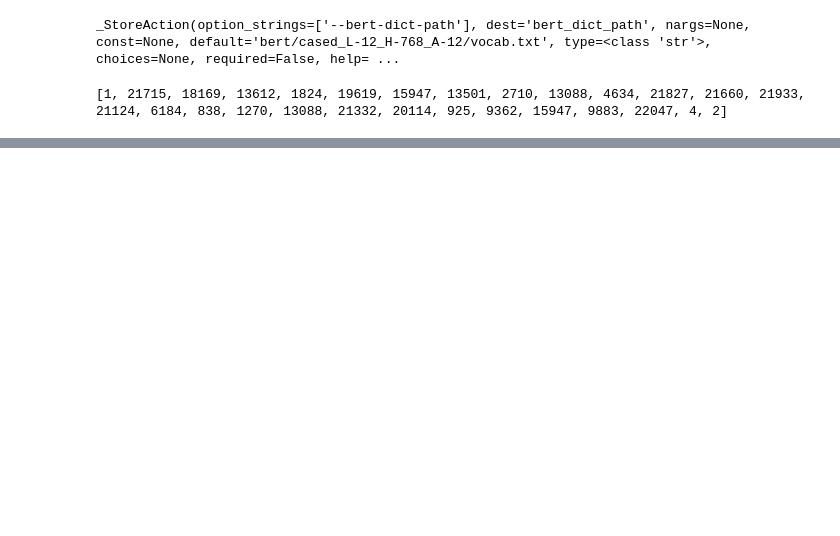
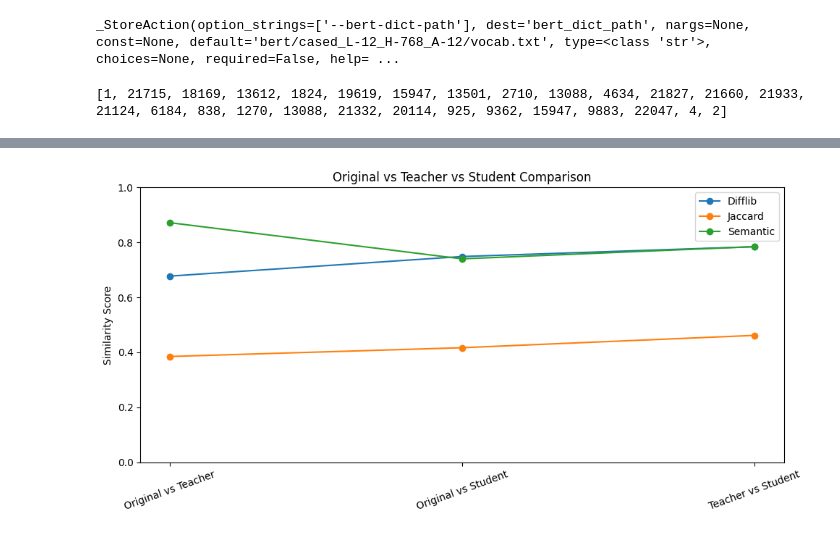
Before and after one commit to pesqSC/DeepSC, a Jupyter notebook: test.ipynb, the cells around one changed output, grey strips where cells are left out. Drawn from its saved outputs; the diff is of its cells as text; code cells hidden in the pictures; blank space fills up the shorter version.

```diff
--- a/test.ipynb
+++ b/test.ipynb
@@ -315,0 +424,84 @@ Student Received : <START> i voted in favour of the european parliament on parli
+# %%
+import numpy as np
+import matplotlib.pyplot as plt
+from difflib import SequenceMatcher
+
+
+def difflib_sim(a, b):
+    return SequenceMatcher(None, a, b).ratio()
+
+def jaccard_sim(a, b):
+    a_set = set(a.split())
+    b_set = set(b.split())
+
+    if len(a_set | b_set) == 0:
+        return 0
+
+    return len(a_set & b_set) / len(a_set | b_set)
+
+def fake_embedding(text, dim=16):
+    """
+    Demo embedding only.
+    Replace this with BERT / SentenceTransformer later.
+    """
+    np.random.seed(abs(hash(text)) % (10**6))
+    return np.random.rand(dim)
+
+def cosine_sim(a, b):
+    return np.dot(a, b) / (np.linalg.norm(a) * np.linalg.norm(b))
+
+# -----------------------------
+# Create embeddings
+# -----------------------------
+orig_emb = fake_embedding(original)
+teacher_emb = fake_embedding(teacher)
+student_emb = fake_embedding(student)
+
+# -----------------------------
+# Compare pairs
+# -----------------------------
+pairs = [
+    ("Original vs Teacher", original, teacher, orig_emb, teacher_emb),
+    ("Original vs Student", original, student, orig_emb, student_emb),
+    ("Teacher vs Student", teacher, student, teacher_emb, student_emb),
+]
+
+labels = []
+difflib_scores = []
+jaccard_scores = []
+semantic_scores = []
+
+for name, text_a, text_b, emb_a, emb_b in pairs:
+    labels.append(name)
+    difflib_scores.append(difflib_sim(text_a, text_b))
+    jaccard_scores.append(jaccard_sim(text_a, text_b))
+    semantic_scores.append(cosine_sim(emb_a, emb_b))
+
+# -----------------------------
+# Print results
+# -----------------------------
+for i, label in enumerate(labels):
+    print(label)
+    print(f"  Difflib similarity : {difflib_scores[i]:.4f}")
+    print(f"  Jaccard similarity : {jaccard_scores[i]:.4f}")
+    print(f"  Semantic similarity: {semantic_scores[i]:.4f}")
+    print()
+
+# -----------------------------
+# Plot graph
+# -----------------------------
+x = np.arange(len(labels))
+
+plt.figure(figsize=(10, 5))
+plt.plot(x, difflib_scores, marker="o", label="Difflib")
+plt.plot(x, jaccard_scores, marker="o", label="Jaccard")
+plt.plot(x, semantic_scores, marker="o", label="Semantic")
+
+plt.xticks(x, labels, rotation=20)
+plt.ylabel("Similarity Score")
+plt.title("Original vs Teacher vs Student Comparison")
+plt.ylim(0, 1)
+plt.legend()
+plt.tight_layout()
+plt.show()
+# %% [output]
@@ -315,0 +522 @@ Student Received : <START> i voted in favour of the european parliament on parli
+[figure, added]
```
Also changed, not shown: parts of 9 cells of this notebook.
